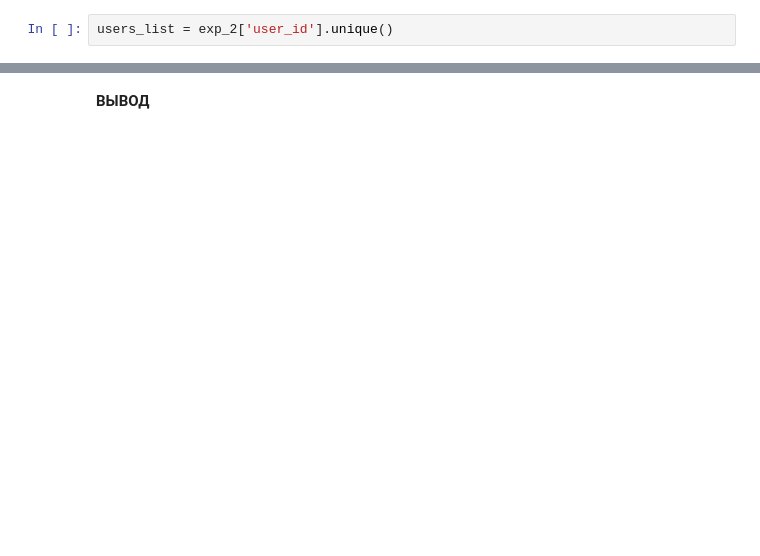
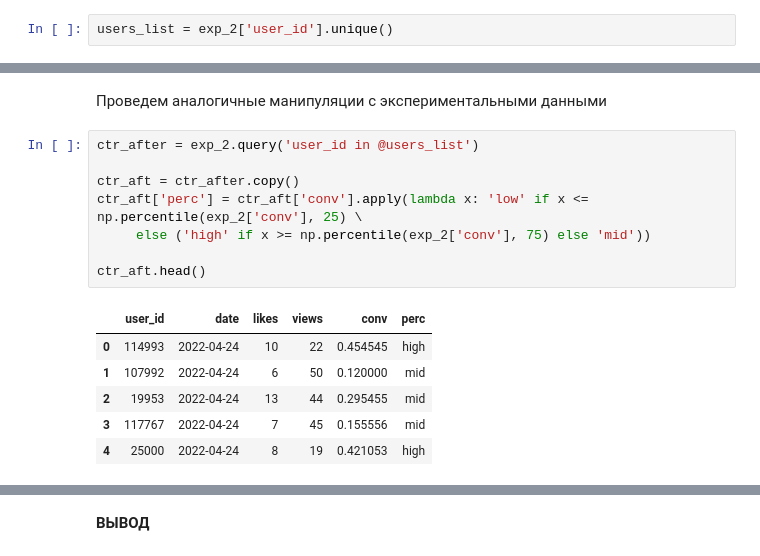
Before and after one commit to mvsmv/anarmovsumov, a Jupyter notebook: ab_tests/ab_test__ctr.ipynb, the cells around one changed output, grey strips where cells are left out. Cells and saved outputs as stored; diff of their text form; blank space fills up the shorter version.

```diff
--- a/ab_tests/ab_test__ctr.ipynb
+++ b/ab_tests/ab_test__ctr.ipynb
@@ -369 +388,18 @@ ctr_bef
+# %% [markdown]
+Проведем аналогичные манипуляции с экспериментальными данными
+# %%
+ctr_after = exp_2.query('user_id in @users_list')
+
+ctr_aft = ctr_after.copy()
+ctr_aft['perc'] = ctr_aft['conv'].apply(lambda x: 'low' if x <= np.percentile(exp_2['conv'], 25) \
+     else ('high' if x >= np.percentile(exp_2['conv'], 75) else 'mid'))
+
+ctr_aft.head()
+# %% [output]
+|  | user_id | date | likes | views | conv | perc |
+| 0 | 114993 | 2022-04-24 | 10 | 22 | 0.454545 | high |
+| 1 | 107992 | 2022-04-24 | 6 | 50 | 0.120000 | mid |
+| 2 | 19953 | 2022-04-24 | 13 | 44 | 0.295455 | mid |
+| 3 | 117767 | 2022-04-24 | 7 | 45 | 0.155556 | mid |
+| 4 | 25000 | 2022-04-24 | 8 | 19 | 0.421053 | high |
 # %%
```
Also changed, not shown: parts of 15 cells of this notebook.
